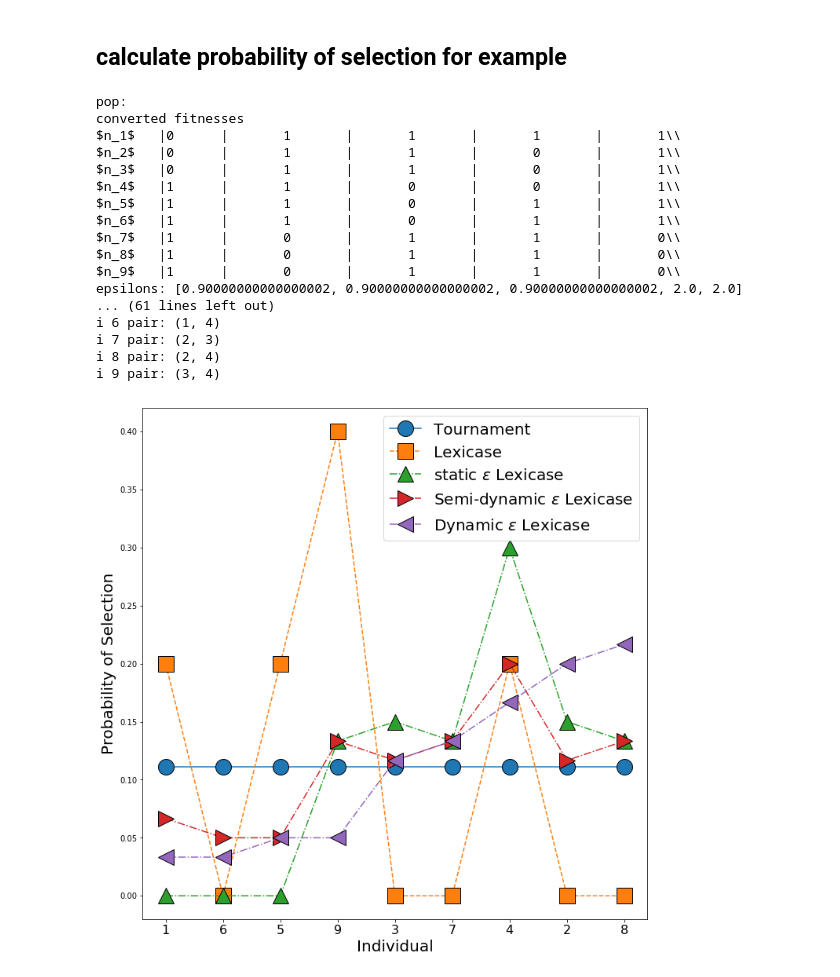
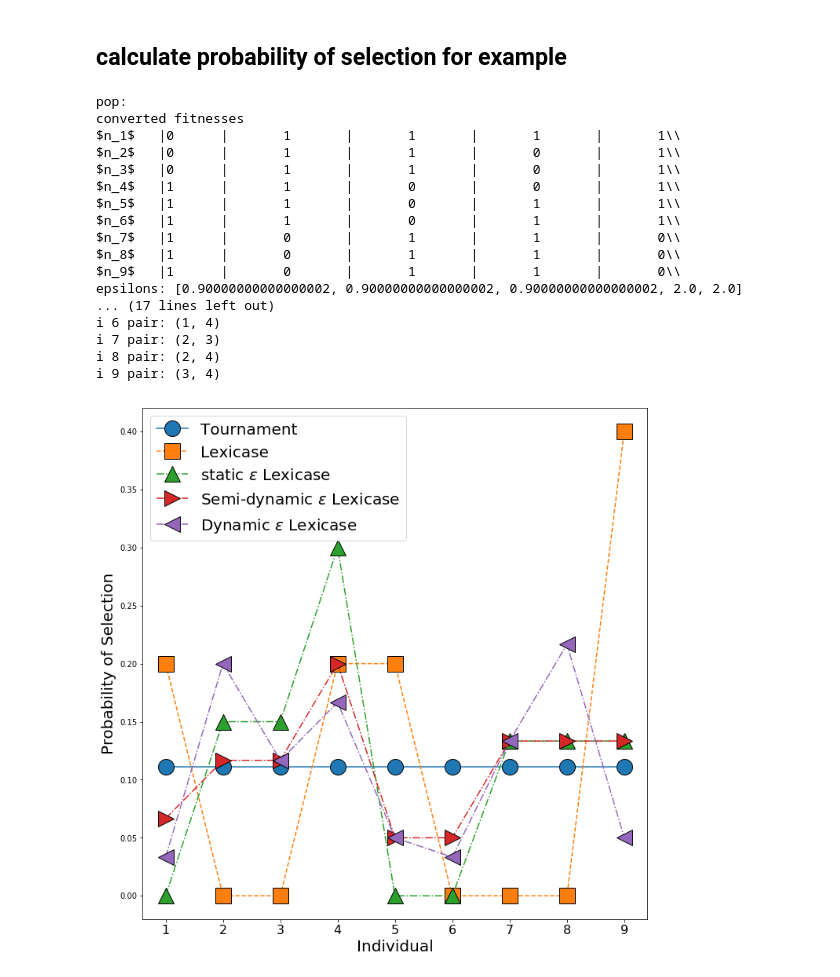
Before and after one commit to fagan2888/lexicase_probability_analysis, a Jupyter notebook: selection_probability_analysis.ipynb, the cells around one changed output. Drawn from its saved outputs; the diff is of its cells as text; code cells hidden in the pictures.

```diff
--- a/selection_probability_analysis.ipynb
+++ b/selection_probability_analysis.ipynb
@@ -353,7 +353,7 @@ for i,(p,p2) in enumerate(zip(pop,N2)):
     Psel_eplex_semi.append(ep_lex_prob(pop,T,p,get_eps(pop)))
 #     print('n_'+str(i+1),':')
     if i == 7:
-        Psel_eplex_dyn.append(ep_lex_prob(pop,T,p,get_eps(pop),dynamic=True,printing=True))
+        Psel_eplex_dyn.append(ep_lex_prob(pop,T,p,get_eps(pop),dynamic=True,printing=False))
     else:
         Psel_eplex_dyn.append(ep_lex_prob(pop,T,p,get_eps(pop),dynamic=True))
 #     print('\n')
@@ -381,7 +381,8 @@ plt.rcParams['figure.figsize'] = (10.0, 10.0)
 # plt.bar(np.arange(len(Psel_eplex_semi))+0.15,Psel_eplex_semi,width=0.15,align='center',label='Semi-dynamic $\epsilon$ Lexicase')
 # plt.bar(np.arange(len(Psel_eplex_dyn))+.3,Psel_eplex_dyn,width=0.15,align='center',label='Dynamic $\epsilon$ Lexicase')
 n = np.arange(len(Psel_lex))+1
-s = np.argsort(Psel_eplex_dyn)
+s = np.arange(len(Psel_lex))
+# s = np.argsort(Psel_eplex_dyn)
 plt.plot(n,np.array(Psel_t)[s],'-o',label='Tournament',markersize=20,markeredgecolor='k')#,markerfacecolor="none")
 plt.plot(n,np.array(Psel_lex)[s],'--s',label='Lexicase',markersize=20,markeredgecolor='k')#,markerfacecolor="none")
 plt.plot(n,np.array(Psel_eplex_static)[s],'-.^',label='static $\epsilon$ Lexicase',markersize=20,markeredgecolor='k')#,markerfacecolor="none")
@@ -454,35 +455,35 @@ plt.show()
 #         -> t_ 3 [ep= 0.1 ,elite= n_8 ] (n_8)
 #     )
 
 #     -> t_ 3 [ep= 0.1 ,elite= n_8,n_9 ] (
 #         -> t_ 1 [ep= 0.05 ,elite= n_8 ] (n_8)
 
 #         -> t_ 4 [ep= 0.5 ,elite= n_8 ] (n_8)
 #     )
 
 #     -> t_ 4 [ep= 1.0 ,elite= n_7,n_8 ] (
 #         -> t_ 3 [ep= 0.1 ,elite= n_8 ] (n_8)
 #     )
 # )
 # %% [output]
 pop:
 converted fitnesses
 $n_1$   |0      |       1       |       1       |       1       |       1\\
 $n_2$   |0      |       1       |       1       |       0       |       1\\
 $n_3$   |0      |       1       |       1       |       0       |       1\\
 $n_4$   |1      |       1       |       0       |       0       |       1\\
 $n_5$   |1      |       1       |       0       |       1       |       1\\
 $n_6$   |1      |       1       |       0       |       1       |       1\\
 $n_7$   |1      |       0       |       1       |       1       |       0\\
 $n_8$   |1      |       0       |       1       |       1       |       0\\
 $n_9$   |1      |       0       |       1       |       1       |       0\\
 epsilons: [0.90000000000000002, 0.90000000000000002, 0.90000000000000002, 2.0, 2.0]
-... (61 lines left out)
+... (17 lines left out)
 i 6 pair: (1, 4)
 i 7 pair: (2, 3)
 i 8 pair: (2, 4)
 i 9 pair: (3, 4)
-[figure, old version]
+[figure, new version]
 [figure]
 # %%
 """calculate convergence of tournament and lexicase selection on the ideal probabilities"""
```
Also changed, not shown: parts of 2 cells of this notebook, 1 other file.
